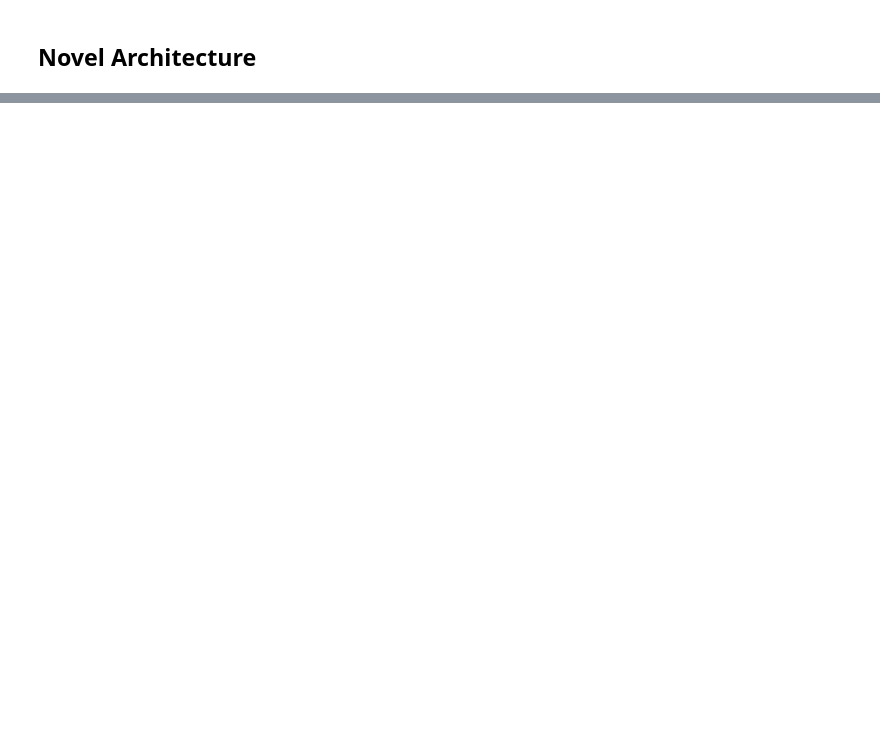
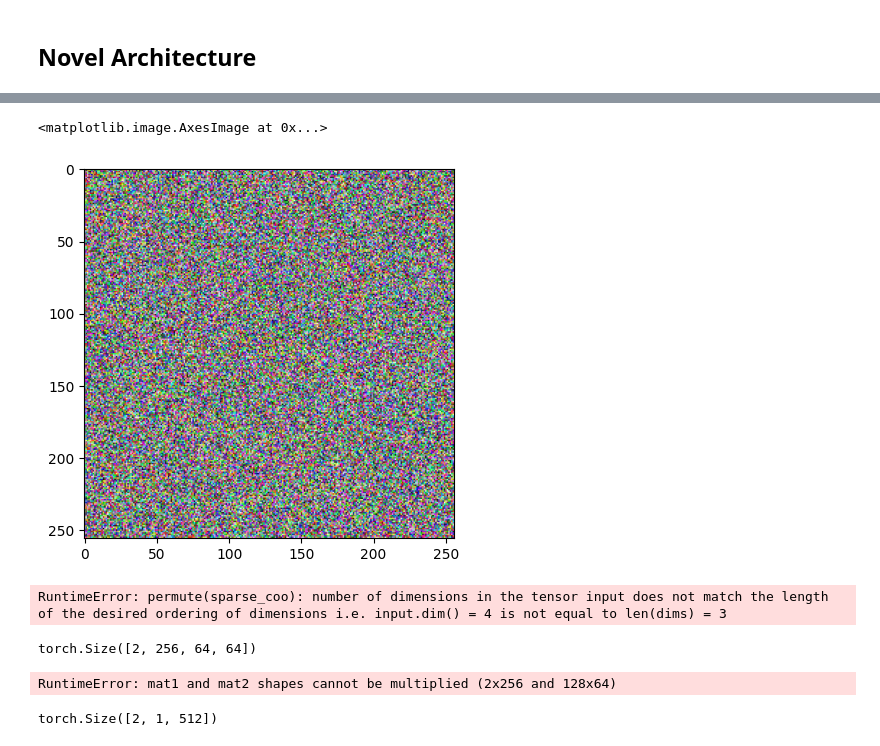
Before and after one commit to SirajTM2199/Remote-Sensing-Change-Captioning, a Jupyter notebook: New_Architecture.ipynb, the cells around one changed output, grey strips where cells are left out. Cells and saved outputs as stored; diff of their text form; code cells hidden in the pictures; blank space fills up the shorter version.

```diff
--- a/New_Architecture.ipynb
+++ b/New_Architecture.ipynb
@@ -1075,0 +2855,9 @@ class Decoder(nn.Module):
+# %%
+plt.imshow(ima[0].detach().cpu().permute(1,2,0))
+# %% [output]
+<matplotlib.image.AxesImage at 0x...>
+[figure, added]
+# %%
+u[:].unsqueeze(0).permute(1,0,2).shape
+# %% [output]
+RuntimeError: permute(sparse_coo): number of dimensions in the tensor input does not match the length of the desired ordering of dimensions i.e. input.dim() = 4 is not equal to len(dims) = 3
@@ -1075,0 +2866,12 @@ class Decoder(nn.Module):
+# %%
+k[0].shape
+# %% [output]
+torch.Size([2, 256, 64, 64])
+# %%
+a = decode_head.forward(k,U,U)
+# %% [output]
+RuntimeError: mat1 and mat2 shapes cannot be multiplied (2x256 and 128x64)
+# %%
+U.shape
+# %% [output]
+torch.Size([2, 1, 512])
```
Also changed, not shown: parts of 37 cells of this notebook, 8 other files.
